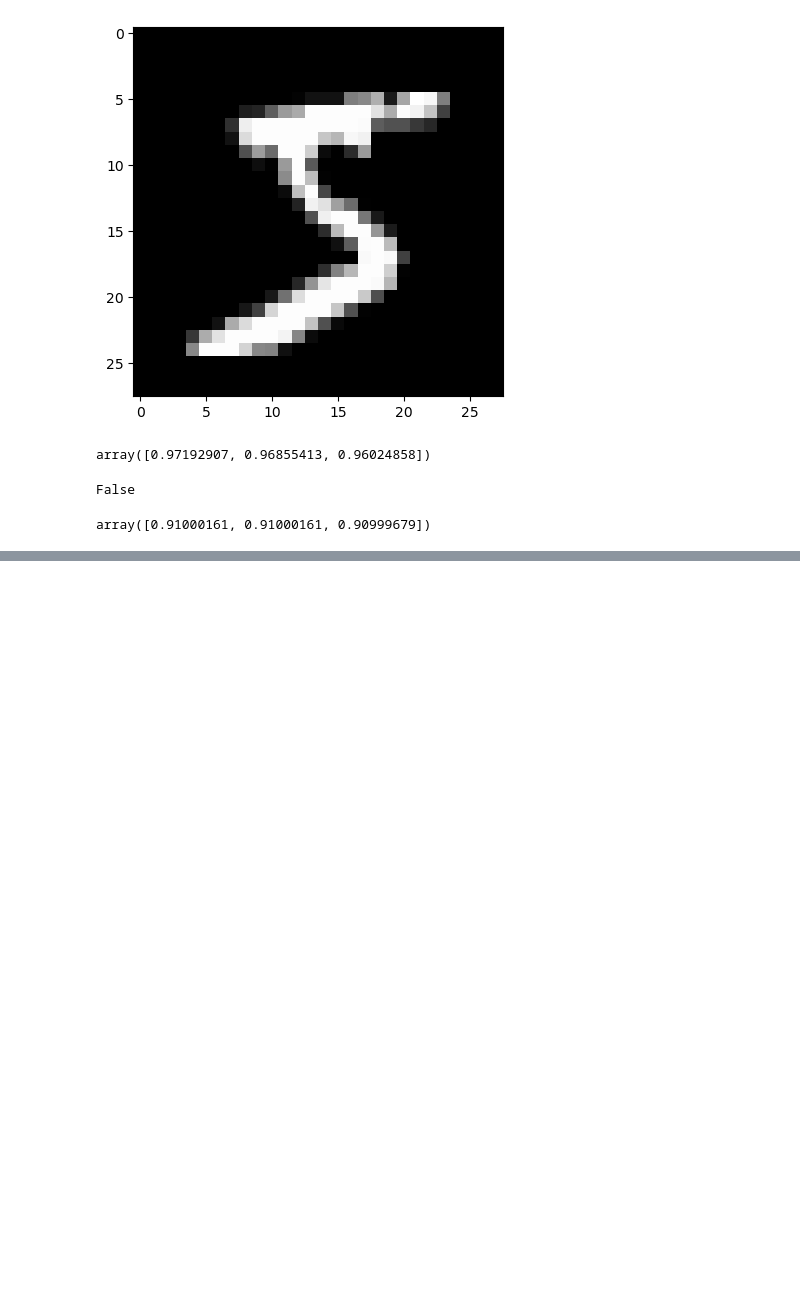
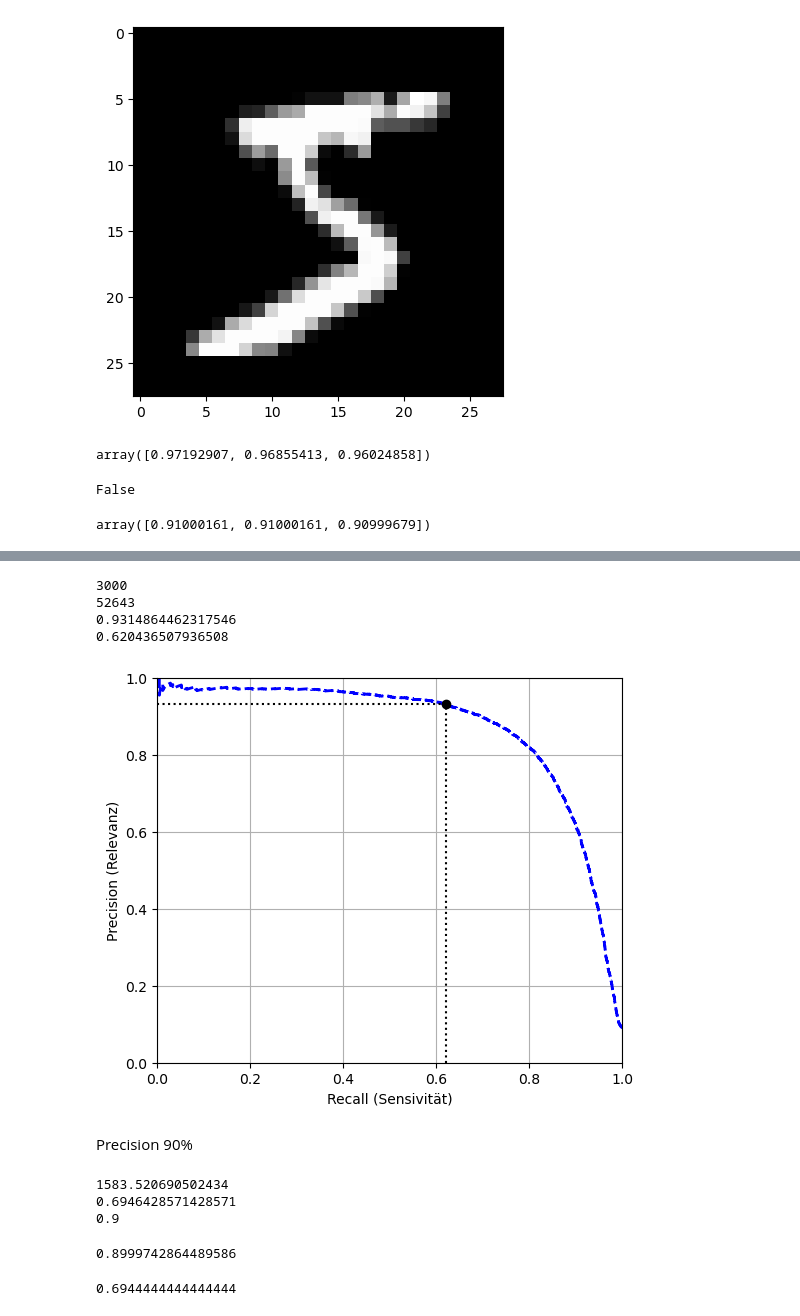
Before and after one commit to mailmezorro/handsOnMachineLearning, a Jupyter notebook: Chapter2_Mnist/mnist.ipynb, the cells around one changed output, grey strips where cells are left out. Saved outputs shown, nothing was run; the diff lists cells and outputs as text; code cells hidden in the pictures; blank space fills up the shorter version.

```diff
--- a/Chapter2_Mnist/mnist.ipynb
+++ b/Chapter2_Mnist/mnist.ipynb
@@ -174,0 +282,50 @@ array([0.91000161, 0.91000161, 0.90999679])
+# %%
+print(threshold)
+idx = (thresholds >= threshold).argmax()
+print(idx)
+print(precisions[idx])
+print(recalls[idx])
+# %% [output]
+3000
+52643
+0.9314864462317546
+0.620436507936508
+# %%
+plt.figure(figsize=(6, 5))  # extra code – not needed, just formatting
+plt.plot(recalls, precisions, "b--", label="Precision/Recalls curve", linewidth=2)
+plt.plot([recalls[idx], recalls[idx]], [0., precisions[idx]], "k:")
+plt.plot([0.0, recalls[idx]], [precisions[idx], precisions[idx]], "k:")
+plt.plot([recalls[idx]], [precisions[idx]], "ko",
+        label="Point at threshold 3,000")
+
+
+
+plt.xlabel("Recall (Sensivität)")
+plt.ylabel("Precision (Relevanz)")
+plt.axis([0, 1, 0, 1])
+plt.grid()
+plt.show()
+# %% [output]
+[figure, added]
+# %% [markdown]
+Precision 90%
+# %%
+idx_for_90_precision = (precisions >= 0.9).argmax()
+threshold_for_90_precision = thresholds[idx_for_90_precision]
+print(threshold_for_90_precision)
+print(recalls[idx_for_90_precision])
+print(precisions[idx_for_90_precision])
+# %% [output]
+1583.520690502434
+0.6946428571428571
+0.9
+# %%
+y_train_pred_90 = (y_scores > threshold_for_90_precision)
+precision_score(y_train_5, y_train_pred_90) # 90
+# %% [output]
+0.8999742864489586
+# %%
+recall_at_90_precision = recall_score(y_train_5, y_train_pred_90) # 0.69
+recall_at_90_precision
+# %% [output]
+0.6944444444444444
```
Also changed, not shown: parts of 20 cells of this notebook.
